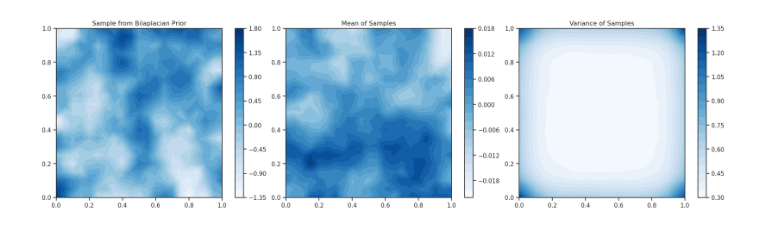
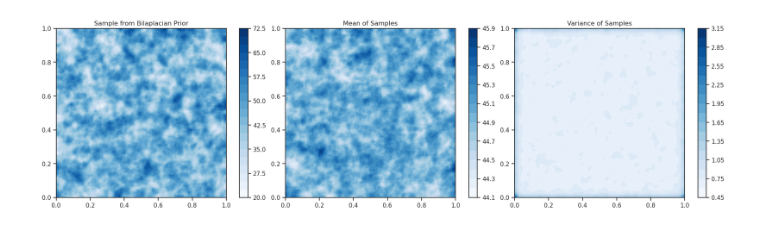
Before and after one commit to maximilian-kruse/Cardiac-Electrophysiology, a Jupyter notebook: notebooks/prior_test.ipynb, the cells around one changed output. Drawn from its saved outputs; the diff is of its cells as text; code cells hidden in the pictures.

```diff
--- a/notebooks/prior_test.ipynb
+++ b/notebooks/prior_test.ipynb
@@ -24,31 +26,45 @@ prior_settings = builder.BilaplacianPriorSettings(
 # %%
+prior_settings = builder.BilaplacianPriorSettings(
+    mesh=mesh,
+    mean_vector=mean_parameter_vector,
+    kappa=50,
+    tau=0.05,
+)
+
 prior_builder = builder.BilaplacianPriorBuilder(prior_settings)
 bilaplace_prior = prior_builder.build()
 # %%
-num_samples = 10000
-samples = []
+num_samples = 1000
+angle_samples = []
 for _ in range(num_samples):
-    sample = bilaplace_prior.generate_sample()
-    samples.append(sample)
+    parameter_sample = bilaplace_prior.generate_sample()
+    centered_parameter_sample = parameter_sample - mean_parameter_vector
+    angle_sample = np.arccos(np.tanh(centered_parameter_sample)) + mean_angle_vector - np.pi / 2
+    angle_samples.append(angle_sample)
 
-mean = np.mean(samples, axis=0)
-variance = np.var(samples, axis=0)
+angle_samples = np.array(angle_samples).T
+angle_mean, angle_variance = dp.compute_axial_mean_and_variance(angle_samples, axis=1)
 # %%
-sample = bilaplace_prior.generate_sample()
-
-vertices = mesh.geometry.x
-simplices = mesh.geometry.dofmap
+parameter_sample = bilaplace_prior.generate_sample()
+centered_parameter_sample = parameter_sample - mean_parameter_vector
+angle_sample = np.arccos(np.tanh(centered_parameter_sample)) + mean_angle_vector - np.pi / 2
 
 fig, axs = plt.subplots(nrows=1, ncols=3, figsize=(18, 5), layout="constrained")
-contour_plot = axs[0].tricontourf(vertices[:, 0], vertices[:, 1], sample, levels=20, cmap="Blues")
+contour_plot = axs[0].tricontourf(
+    vertices[:, 0], vertices[:, 1], np.degrees(angle_sample), levels=20, cmap="Blues"
+)
 plt.colorbar(contour_plot, ax=axs[0])
-contour_plot = axs[1].tricontourf(vertices[:, 0], vertices[:, 1], mean, levels=20, cmap="Blues")
+contour_plot = axs[1].tricontourf(
+    vertices[:, 0], vertices[:, 1], np.degrees(angle_mean), levels=20, cmap="Blues"
+)
 plt.colorbar(contour_plot, ax=axs[1])
-contour_plot = axs[2].tricontourf(vertices[:, 0], vertices[:, 1], variance, levels=20, cmap="Blues")
+contour_plot = axs[2].tricontourf(
+    vertices[:, 0], vertices[:, 1], np.degrees(angle_variance), levels=20, cmap="Blues"
+)
 plt.colorbar(contour_plot, ax=axs[2])
 axs[0].set_title("Sample from Bilaplacian Prior")
 axs[1].set_title("Mean of Samples")
 axs[2].set_title("Variance of Samples")
 plt.show()
 # %% [output]
-[figure, old version]
+[figure, new version]
```
Also changed, not shown: parts of 3 cells of this notebook, 7 other files.
